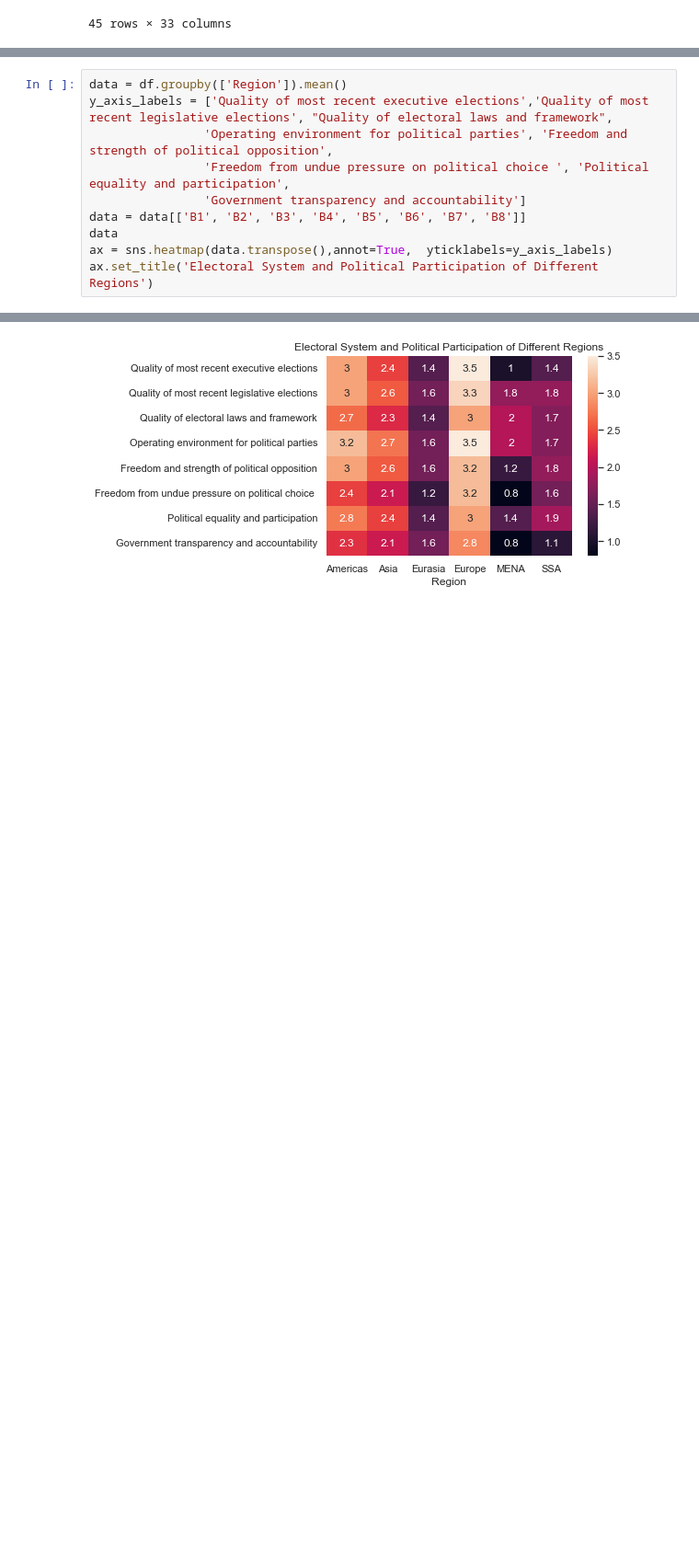
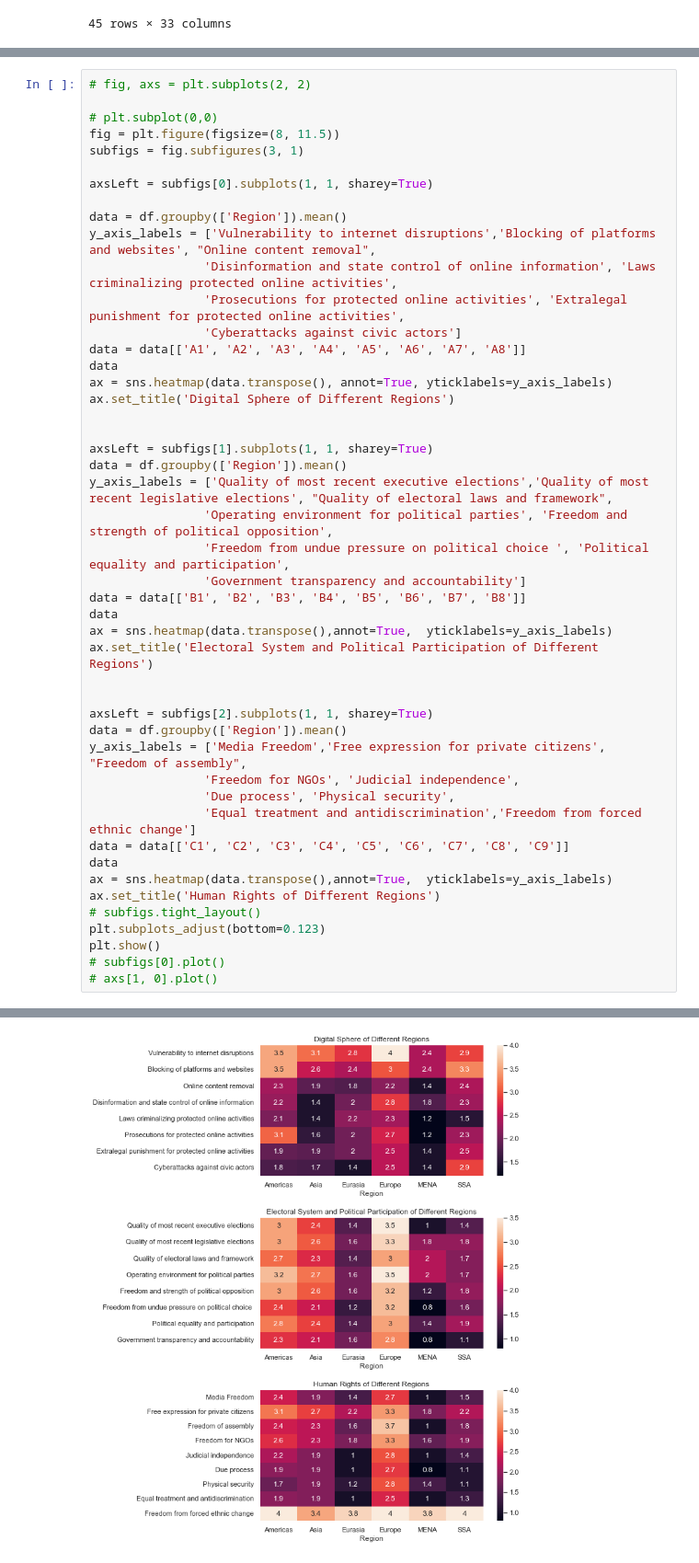
Before and after one commit to uic-cs418/cs418-spring22-eda-llc, a Jupyter notebook: electoralVulnerabilityEDA.ipynb, the cells around one changed output, grey strips where cells are left out. Shown at 92% size. Saved outputs shown, nothing was run; the diff lists cells and outputs as text; blank space fills up the shorter version.

Commit message:
added changes to plots

```diff
--- a/electoralVulnerabilityEDA.ipynb
+++ b/electoralVulnerabilityEDA.ipynb
@@ -42,4 +29,24 @@ Text(0.5, 1.0, 'Digital Sphere of Different Regions')
 # %%
+# fig, axs = plt.subplots(2, 2)
+
+# plt.subplot(0,0)
+fig = plt.figure(figsize=(8, 11.5))
+subfigs = fig.subfigures(3, 1)
+
+axsLeft = subfigs[0].subplots(1, 1, sharey=True)
+
+data = df.groupby(['Region']).mean()
+y_axis_labels = ['Vulnerability to internet disruptions','Blocking of platforms and websites', "Online content removal",
+                'Disinformation and state control of online information', 'Laws criminalizing protected online activities',
+                'Prosecutions for protected online activities', 'Extralegal punishment for protected online activities',
+                'Cyberattacks against civic actors']
+data = data[['A1', 'A2', 'A3', 'A4', 'A5', 'A6', 'A7', 'A8']]
+data
+ax = sns.heatmap(data.transpose(), annot=True, yticklabels=y_axis_labels)
+ax.set_title('Digital Sphere of Different Regions')
+
+
+axsLeft = subfigs[1].subplots(1, 1, sharey=True)
 data = df.groupby(['Region']).mean()
 y_axis_labels = ['Quality of most recent executive elections','Quality of most recent legislative elections', "Quality of electoral laws and framework",
                 'Operating environment for political parties', 'Freedom and strength of political opposition',
@@ -49,4 +56,21 @@ data = data[['B1', 'B2', 'B3', 'B4', 'B5', 'B6', 'B7', 'B8']]
 data
 ax = sns.heatmap(data.transpose(),annot=True,  yticklabels=y_axis_labels)
 ax.set_title('Electoral System and Political Participation of Different Regions')
+
+
+axsLeft = subfigs[2].subplots(1, 1, sharey=True)
+data = df.groupby(['Region']).mean()
+y_axis_labels = ['Media Freedom','Free expression for private citizens', "Freedom of assembly",
+                'Freedom for NGOs', 'Judicial independence',
+                'Due process', 'Physical security',
+                'Equal treatment and antidiscrimination','Freedom from forced ethnic change']
+data = data[['C1', 'C2', 'C3', 'C4', 'C5', 'C6', 'C7', 'C8', 'C9']]
+data
+ax = sns.heatmap(data.transpose(),annot=True,  yticklabels=y_axis_labels)
+ax.set_title('Human Rights of Different Regions')
+# subfigs.tight_layout()
+plt.subplots_adjust(bottom=0.123)
+plt.show()
+# subfigs[0].plot()
+# axs[1, 0].plot()
 # %% [output]
@@ -54 +77 @@ Text(0.5, 1.0, 'Electoral System and Political Participation of Different Region
-[figure, old version]
+[figure, new version]
```
Also changed, not shown: parts of 7 cells of this notebook, 1 other file.
